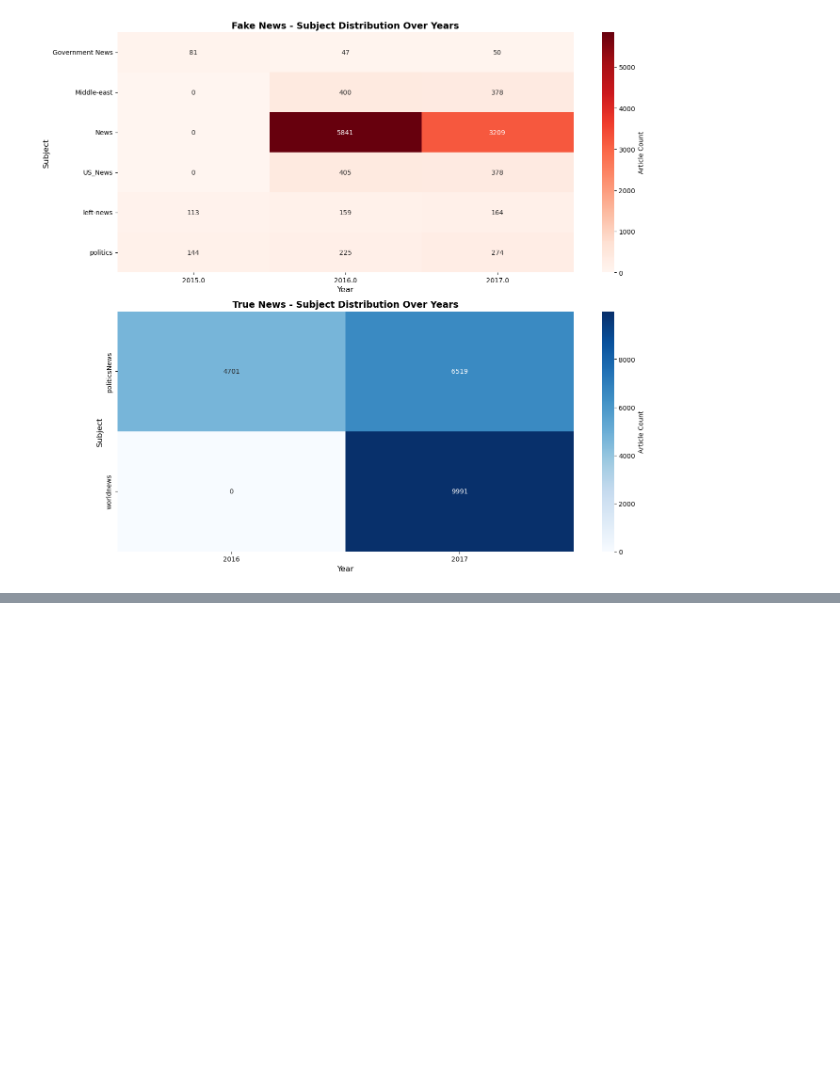
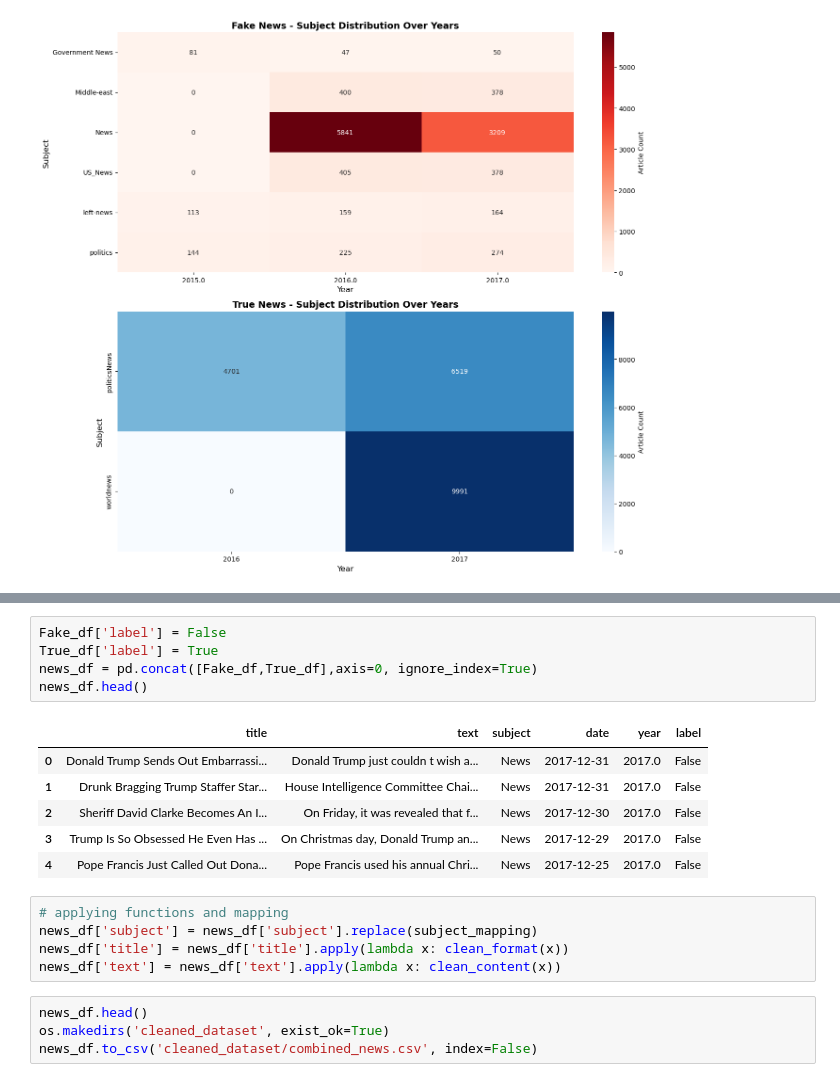
Before and after one commit to akwve/STA160_Group2_Project, a Jupyter notebook: news_analysis.ipynb, the cells around one changed output, grey strips where cells are left out. Cells and saved outputs as stored; diff of their text form; blank space fills up the shorter version.

Commit message:
cleanup news data

```diff
--- a/news_analysis.ipynb
+++ b/news_analysis.ipynb
@@ -145,0 +195,21 @@ plt.show()
+# %%
+Fake_df['label'] = False
+True_df['label'] = True
+news_df = pd.concat([Fake_df,True_df],axis=0, ignore_index=True)
+news_df.head()
+# %% [output]
+|  | title | text | subject | date | year | label |
+| 0 | Donald Trump Sends Out Embarrassi... | Donald Trump just couldn t wish a... | News | 2017-12-31 | 2017.0 | False |
+| 1 | Drunk Bragging Trump Staffer Star... | House Intelligence Committee Chai... | News | 2017-12-31 | 2017.0 | False |
+| 2 | Sheriff David Clarke Becomes An I... | On Friday, it was revealed that f... | News | 2017-12-30 | 2017.0 | False |
+| 3 | Trump Is So Obsessed He Even Has ... | On Christmas day, Donald Trump an... | News | 2017-12-29 | 2017.0 | False |
+| 4 | Pope Francis Just Called Out Dona... | Pope Francis used his annual Chri... | News | 2017-12-25 | 2017.0 | False |
+# %%
+# applying functions and mapping
+news_df['subject'] = news_df['subject'].replace(subject_mapping)
+news_df['title'] = news_df['title'].apply(lambda x: clean_format(x))
+news_df['text'] = news_df['text'].apply(lambda x: clean_content(x))
+# %%
+news_df.head()
+os.makedirs('cleaned_dataset', exist_ok=True)
+news_df.to_csv('cleaned_dataset/combined_news.csv', index=False)
```
Also changed, not shown: parts of 5 cells of this notebook, 1 other file.
